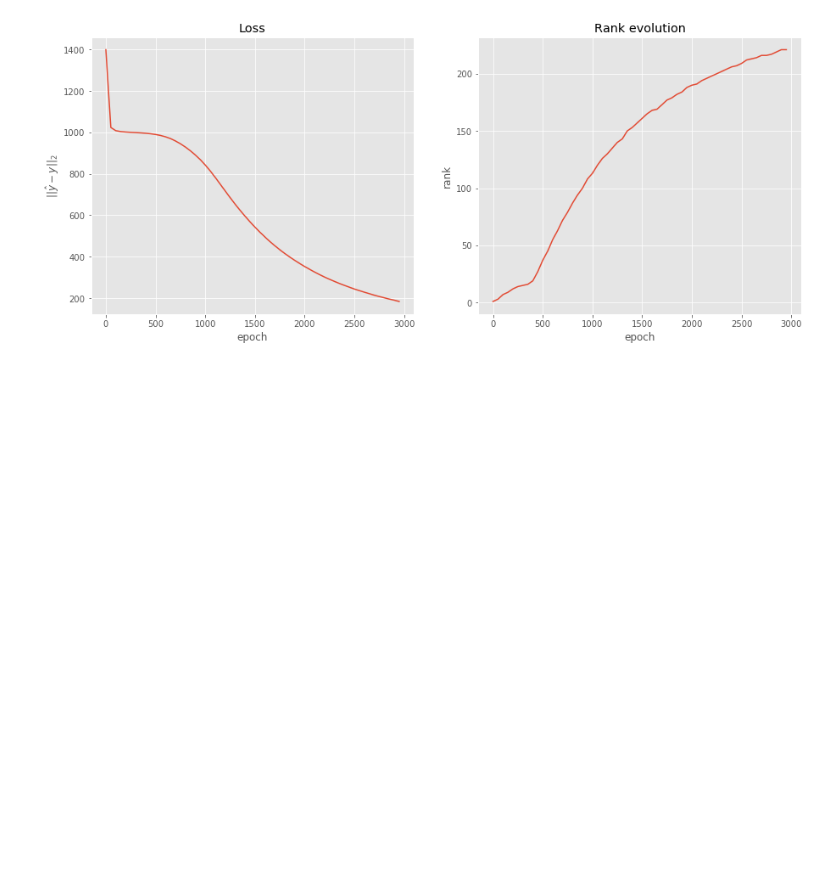
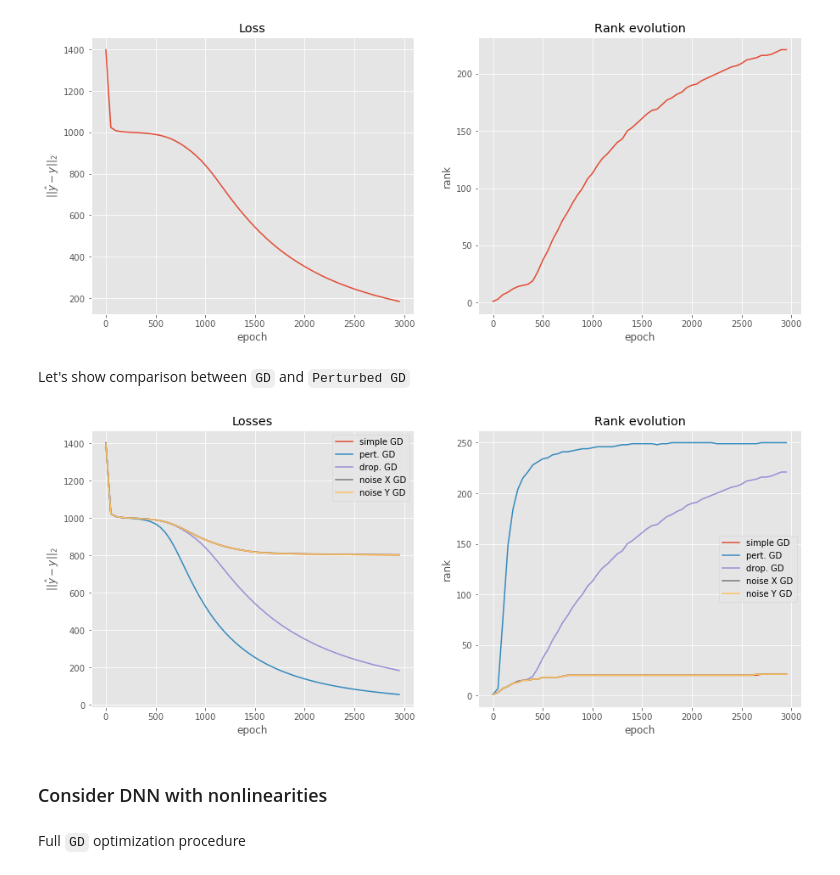
Before and after one commit to AlexanderKagan/Gradient-Descent-Trajectories-in-DNN-Optimization, a Jupyter notebook: GD_Experiments.ipynb, the cells around one changed output. Cells and saved outputs as stored; diff of their text form; code cells hidden in the pictures; blank space fills up the shorter version.

```diff
--- a/GD_Experiments.ipynb
+++ b/GD_Experiments.ipynb
@@ -171,3 +145,34 @@ loss_hist_drop, rank_hist_drop = train_nn(net_drop, opt, loader, criterion, num_
 # %% [output]
 Epoch: 2950
 [figure]
+# %% [markdown]
+Let's show comparison between `GD` and `Perturbed GD`
+# %%
+verbose_interval=50
+plt.style.use('ggplot')
+axis = range(0, verbose_interval * len(loss_hist_gd), verbose_interval)
+fig, (ax1, ax2) = plt.subplots(1, 2, figsize=(15, 6))
+ax1.plot(axis, loss_hist_gd, label='simple GD')
+ax1.plot(axis, loss_hist_gd_ns, label='pert. GD')
+ax1.plot(axis, loss_hist_drop, label='drop. GD')
+ax1.plot(axis, loss_hist_x, label='noise X GD')
+ax1.plot(axis, loss_hist_y, label='noise Y GD')
+ax1.legend()
+ax1.set_title('Losses')
+ax1.set_xlabel('epoch')
+ax1.set_ylabel('$||\hat{y} - y||_2$')
+
+ax2.plot(axis, rank_hist_gd, label='simple GD')
+ax2.plot(axis, rank_hist_gd_ns, label='pert. GD')
+ax2.plot(axis, rank_hist_drop, label='drop. GD')
+ax2.plot(axis, rank_hist_x, label='noise X GD')
+ax2.plot(axis, rank_hist_y, label='noise Y GD')
+ax2.legend()
+ax2.set_title('Rank evolution')
+ax2.set_xlabel('epoch')
+ax2.set_ylabel('rank')
+plt.show()
+# %% [output]
+[figure, added]
+# %% [markdown]
+### Consider DNN with nonlinearities
@@ -173,0 +188,2 @@ Epoch: 2950
+# %% [markdown]
+Full `GD` optimization procedure
```
Also changed, not shown: parts of 15 cells of this notebook.
